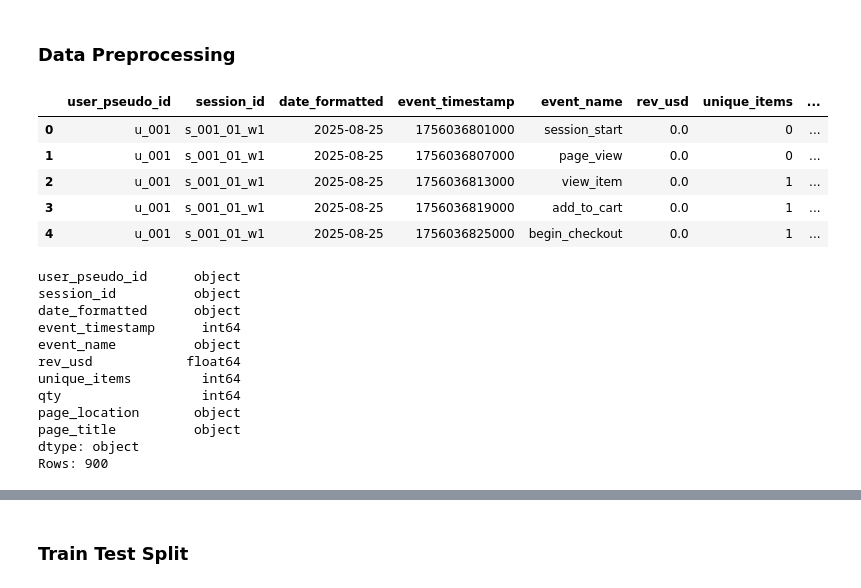
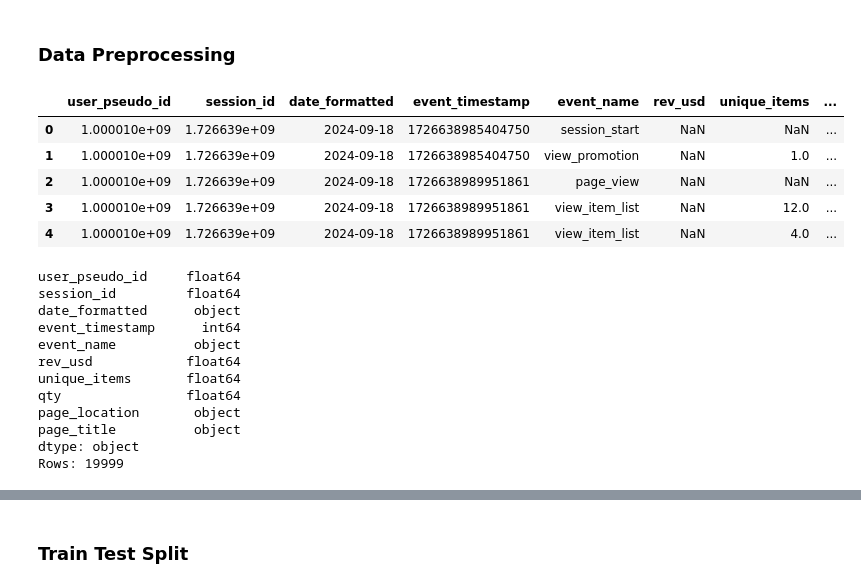
Before and after one commit to 5hiri/Propensity-Modelling-With-Transformer-Architecture, a Jupyter notebook: Propensity Modelling.ipynb, the cells around one changed output, grey strips where cells are left out. Drawn from its saved outputs; the diff is of its cells as text; code cells hidden in the pictures.

```diff
--- a/Propensity Modelling.ipynb
+++ b/Propensity Modelling.ipynb
@@ -33,35 +37,35 @@ cfg.max_epochs = 8
 # %% [markdown]
 ### Data Preprocessing
 # %%
-csv_path = Path("fake-6-weeks.csv")  # adjust if stored elsewhere
+csv_path = Path("test-slice-from-propensity-data.csv")  # adjust if stored elsewhere
 df = pd.read_csv(csv_path)
 
 # ensure numeric types
 df["rev_usd"] = df["rev_usd"].astype(float)
 df["event_timestamp"] = df["event_timestamp"].astype("int64")
 
 display(df.head())
 print(df.dtypes)
 print(f"Rows: {len(df)}")
 # %% [output]
 |  | user_pseudo_id | session_id | date_formatted | event_timestamp | event_name | rev_usd | unique_items | ... |
-| 0 | u_001 | s_001_01_w1 | 2025-08-25 | 1756036801000 | session_start | 0.0 | 0 | ... |
-| 1 | u_001 | s_001_01_w1 | 2025-08-25 | 1756036807000 | page_view | 0.0 | 0 | ... |
-| 2 | u_001 | s_001_01_w1 | 2025-08-25 | 1756036813000 | view_item | 0.0 | 1 | ... |
-| 3 | u_001 | s_001_01_w1 | 2025-08-25 | 1756036819000 | add_to_cart | 0.0 | 1 | ... |
-| 4 | u_001 | s_001_01_w1 | 2025-08-25 | 1756036825000 | begin_checkout | 0.0 | 1 | ... |
+| 0 | 1.000010e+09 | 1.726639e+09 | 2024-09-18 | 1726638985404750 | session_start | NaN | NaN | ... |
+| 1 | 1.000010e+09 | 1.726639e+09 | 2024-09-18 | 1726638985404750 | view_promotion | NaN | 1.0 | ... |
+| 2 | 1.000010e+09 | 1.726639e+09 | 2024-09-18 | 1726638989951861 | page_view | NaN | NaN | ... |
+| 3 | 1.000010e+09 | 1.726639e+09 | 2024-09-18 | 1726638989951861 | view_item_list | NaN | 12.0 | ... |
+| 4 | 1.000010e+09 | 1.726639e+09 | 2024-09-18 | 1726638989951861 | view_item_list | NaN | 4.0 | ... |
-user_pseudo_id      object
-session_id          object
+user_pseudo_id     float64
+session_id         float64
 date_formatted      object
 event_timestamp      int64
 event_name          object
 rev_usd            float64
-unique_items         int64
-qty                  int64
+unique_items       float64
+qty                float64
 page_location       object
 page_title          object
 dtype: object
-Rows: 900
+Rows: 19999
 # %%
 processed_data = df.copy()
 
```
Also changed, not shown: parts of 7 cells of this notebook, 4 other files.
